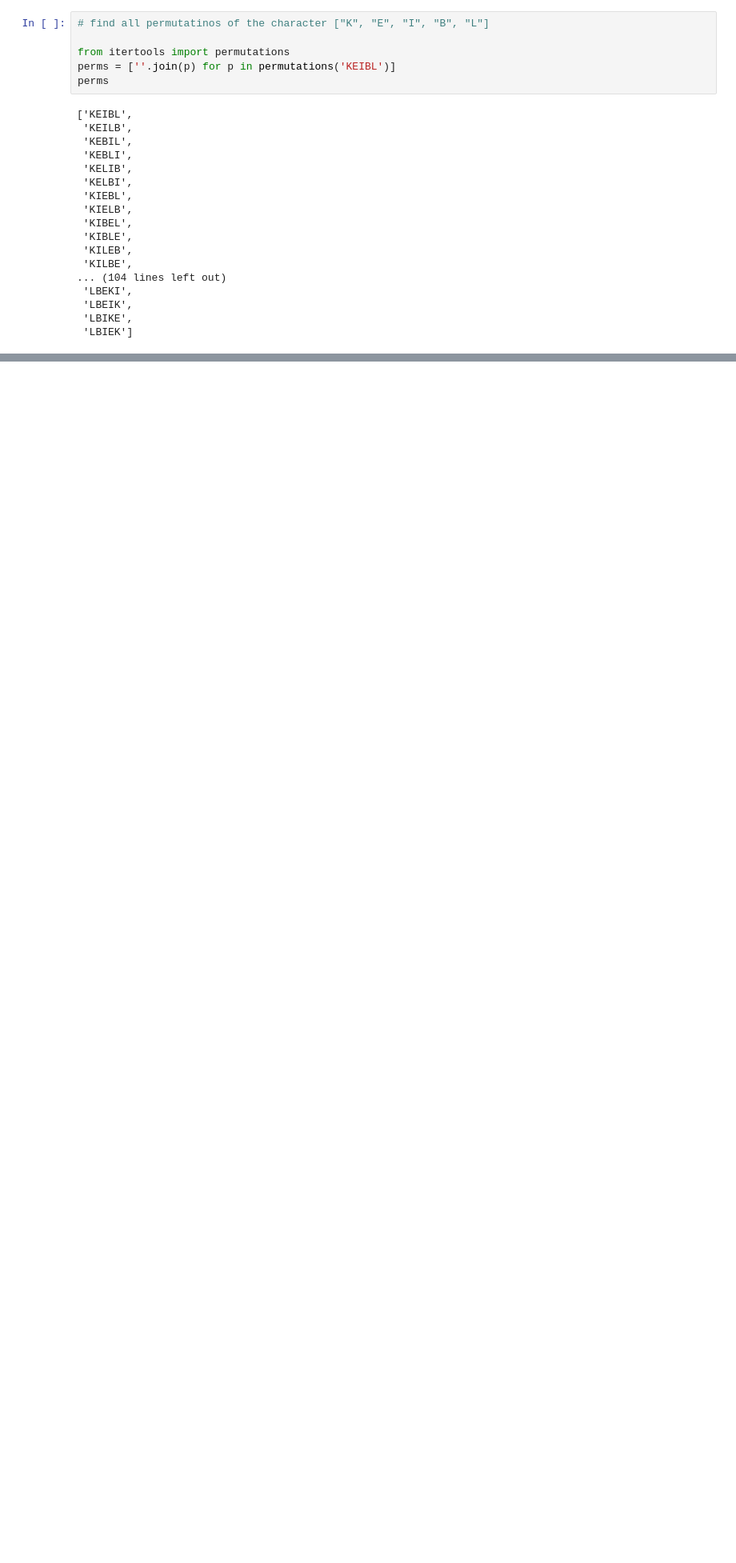
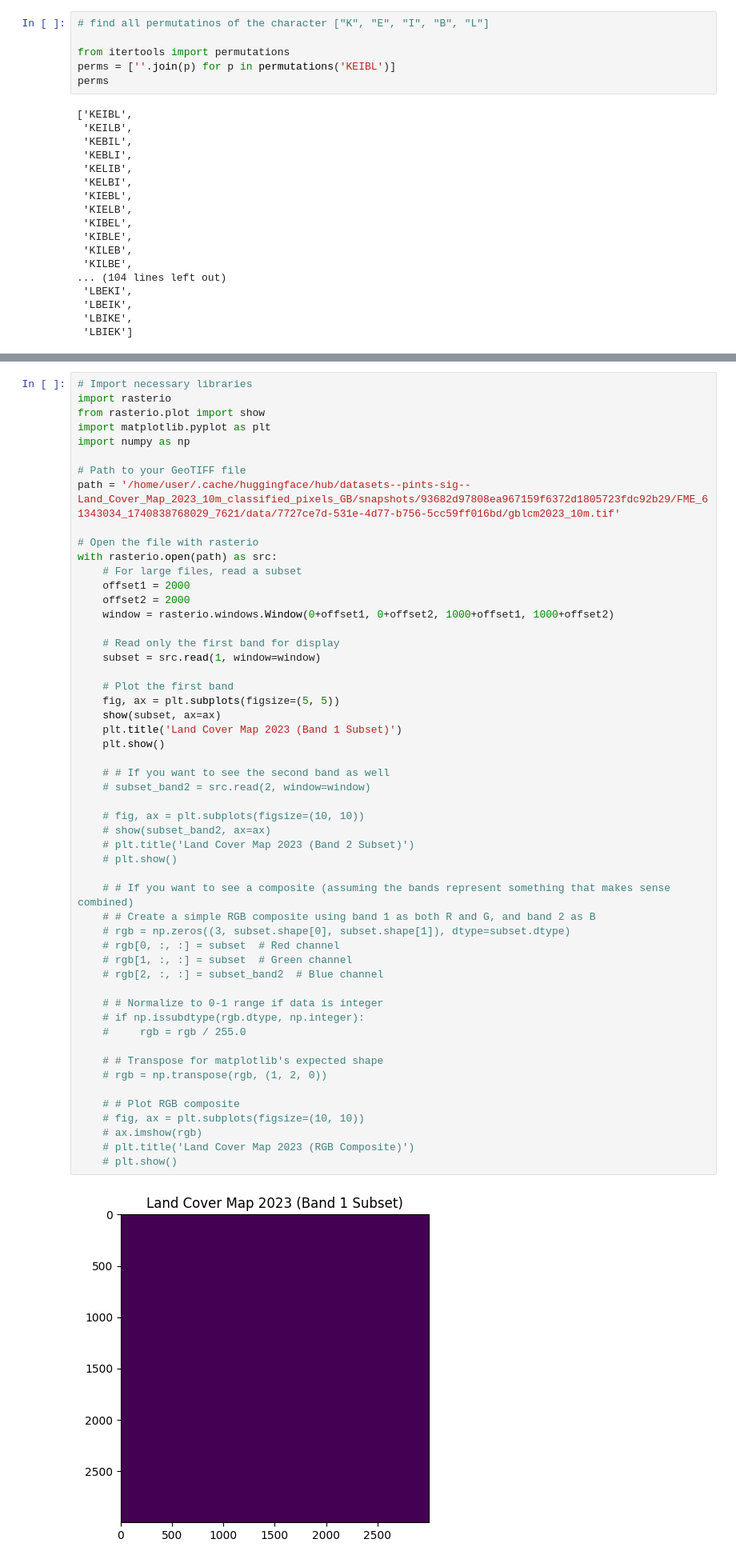
Before and after one commit to Neelectric/pints_sig, a Jupyter notebook: cipher.ipynb, the cells around one changed output, grey strips where cells are left out. Shown: that part at 80% size. Saved outputs shown, nothing was run; the diff lists cells and outputs as text; blank space fills up the shorter version.

Commit message:
adding dataset

```diff
--- a/cipher.ipynb
+++ b/cipher.ipynb
@@ -24,0 +64,55 @@ perms
+# %%
+# Import necessary libraries
+import rasterio
+from rasterio.plot import show
+import matplotlib.pyplot as plt
+import numpy as np
+
+# Path to your GeoTIFF file
+path = '/home/user/.cache/huggingface/hub/datasets--pints-sig--Land_Cover_Map_2023_10m_classified_pixels_GB/snapshots/93682d97808ea967159f6372d1805723fdc92b29/FME_61343034_1740838768029_7621/data/7727ce7d-531e-4d77-b756-5cc59ff016bd/gblcm2023_10m.tif'
+
+# Open the file with rasterio
+with rasterio.open(path) as src:
+    # For large files, read a subset
+    offset1 = 2000
+    offset2 = 2000
+    window = rasterio.windows.Window(0+offset1, 0+offset2, 1000+offset1, 1000+offset2)
+
+    # Read only the first band for display
+    subset = src.read(1, window=window)
+
+    # Plot the first band
+    fig, ax = plt.subplots(figsize=(5, 5))
+    show(subset, ax=ax)
+    plt.title('Land Cover Map 2023 (Band 1 Subset)')
+    plt.show()
+
+    # # If you want to see the second band as well
+    # subset_band2 = src.read(2, window=window)
+
+    # fig, ax = plt.subplots(figsize=(10, 10))
+    # show(subset_band2, ax=ax)
+    # plt.title('Land Cover Map 2023 (Band 2 Subset)')
+    # plt.show()
+
+    # # If you want to see a composite (assuming the bands represent something that makes sense combined)
+    # # Create a simple RGB composite using band 1 as both R and G, and band 2 as B
+    # rgb = np.zeros((3, subset.shape[0], subset.shape[1]), dtype=subset.dtype)
+    # rgb[0, :, :] = subset  # Red channel
+    # rgb[1, :, :] = subset  # Green channel
+    # rgb[2, :, :] = subset_band2  # Blue channel
+
+    # # Normalize to 0-1 range if data is integer
+    # if np.issubdtype(rgb.dtype, np.integer):
+    #     rgb = rgb / 255.0
+
+    # # Transpose for matplotlib's expected shape
+    # rgb = np.transpose(rgb, (1, 2, 0))
+
+    # # Plot RGB composite
+    # fig, ax = plt.subplots(figsize=(10, 10))
+    # ax.imshow(rgb)
+    # plt.title('Land Cover Map 2023 (RGB Composite)')
+    # plt.show()
+# %% [output]
+[figure, added]
```
Also changed, not shown: parts of 4 cells of this notebook, 1 other file.
